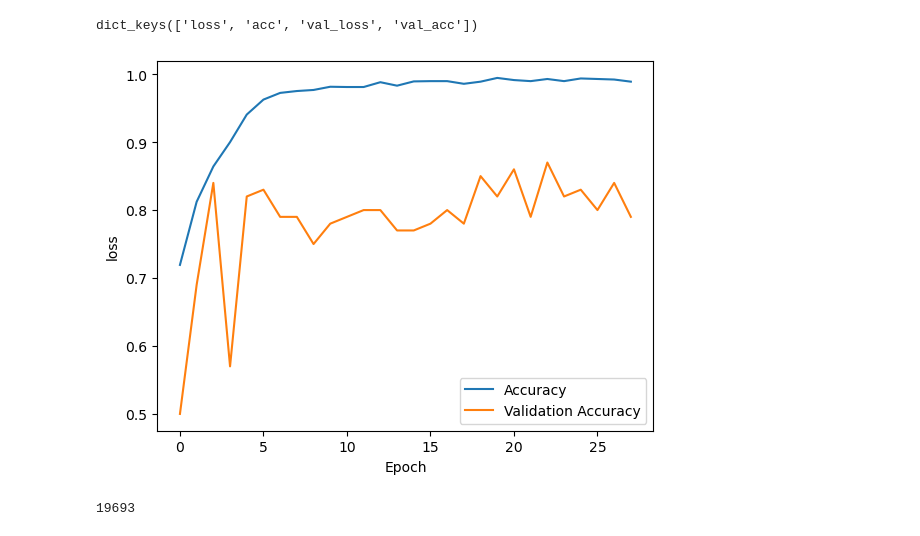
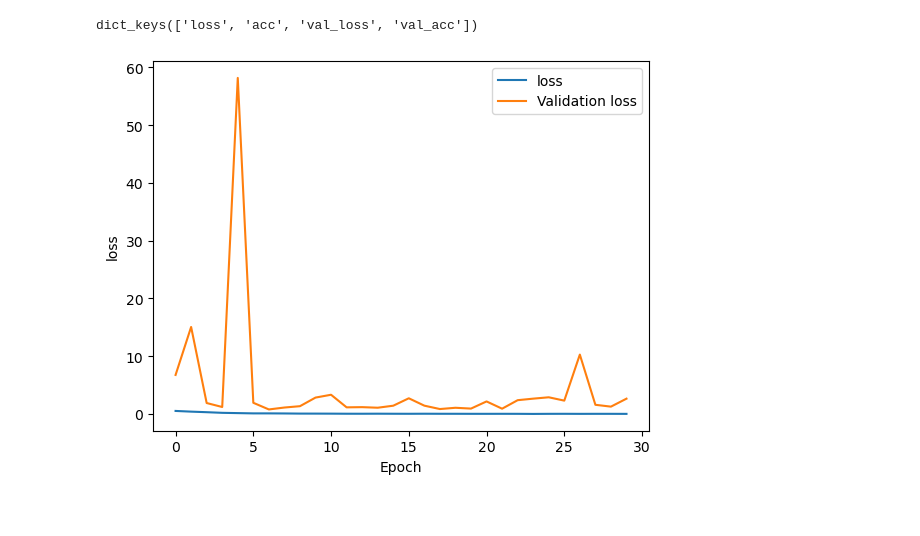
Before and after one commit to GP-Autism-Detection/GraduationProject, a Jupyter notebook: xceptio-test.ipynb, the cells around one changed output. Drawn from its saved outputs; the diff is of its cells as text; code cells hidden in the pictures.

Commit message:
Kaggle Notebook | xceptio test | Version 3

```diff
--- a/xceptio-test.ipynb
+++ b/xceptio-test.ipynb
@@ -137,0 +158,18 @@ gc.collect()
+# %%
+ta = "/kaggle/input/autistic-children-facial-data-set/train/autistic/"
+tn = "/kaggle/input/autistic-children-facial-data-set/train/non_autistic/"
+testa = "/kaggle/input/autistic-children-facial-data-set/test/autistic/"
+testn = "/kaggle/input/autistic-children-facial-data-set/test/non_autistic/"
+va = "/kaggle/input/autistic-children-facial-data-set/valid/autistic/"
+vn = "/kaggle/input/autistic-children-facial-data-set/valid/non_autistic/"
+
+lis = [tn, ta , testn, testa, vn, va]
+
+
+x, y = read_data(lis , 256)
+print(x.shape)
+print(y.shape)
+
+del ta , tn , testa, testn, va, vn, lis
+
+gc.collect()
@@ -137,0 +184,5 @@ gc.collect()
+# %%
+x_train, x_test, y_train, y_test = train_test_split(x, y, train_size = 0.9, test_size = 0.1, stratify = y)
+x_train, x_valid, y_train, y_valid = train_test_split(x_train, y_train, train_size = 0.9, test_size = 0.1, stratify = y_train)
+del x, y
+gc.collect()
@@ -138,6 +205,6 @@ gc.collect()
 # %%
-def make_model():
-    xception = tf.keras.applications.Xception(input_shape=(256, 256,3), include_top=False, weights="imagenet" )
+def make_model(size):
+    xception = tf.keras.applications.Xception(input_shape=(size, size,3), include_top=False, weights="imagenet" )
 
     model = tf.keras.models.Sequential([
     xception,
@@ -164,4 +222,7 @@ gc.collect()
 # %%
-histroy = model.fit(X_train, y_train,validation_data = [x_v, y_v], epochs = 28)
 gc.collect()
+model = make_model(256)
+gc.collect()
+histroy = model.fit(x_train, y_train,validation_data = [x_valid, y_valid], epochs = 30)
+gc.collect()
 # %% [output]
@@ -211,18 +267,13 @@ histroy.history.keys()
 # %% [output]
 dict_keys(['loss', 'acc', 'val_loss', 'val_acc'])
 # %%
-plt.plot(histroy.history['acc'])
-plt.plot(histroy.history['val_acc'])
+plt.plot(histroy.history['loss'])
+plt.plot(histroy.history['val_loss'])
 plt.xlabel("Epoch")
 plt.ylabel("loss")
 #plt.ylim(0 , 1)
 #plt.xlim(0 , 28 , 1)
-plt.legend(["Accuracy","Validation Accuracy","loss","Validation Loss"])
+plt.legend(["loss","Validation loss","loss","Validation Loss"])
 plt.show()
 # %% [output]
-[figure, old version]
+[figure, new version]
-# %%
-model_early = make_model()
-gc.collect()
-# %% [output]
-19693
```
Also changed, not shown: parts of 22 cells of this notebook.
